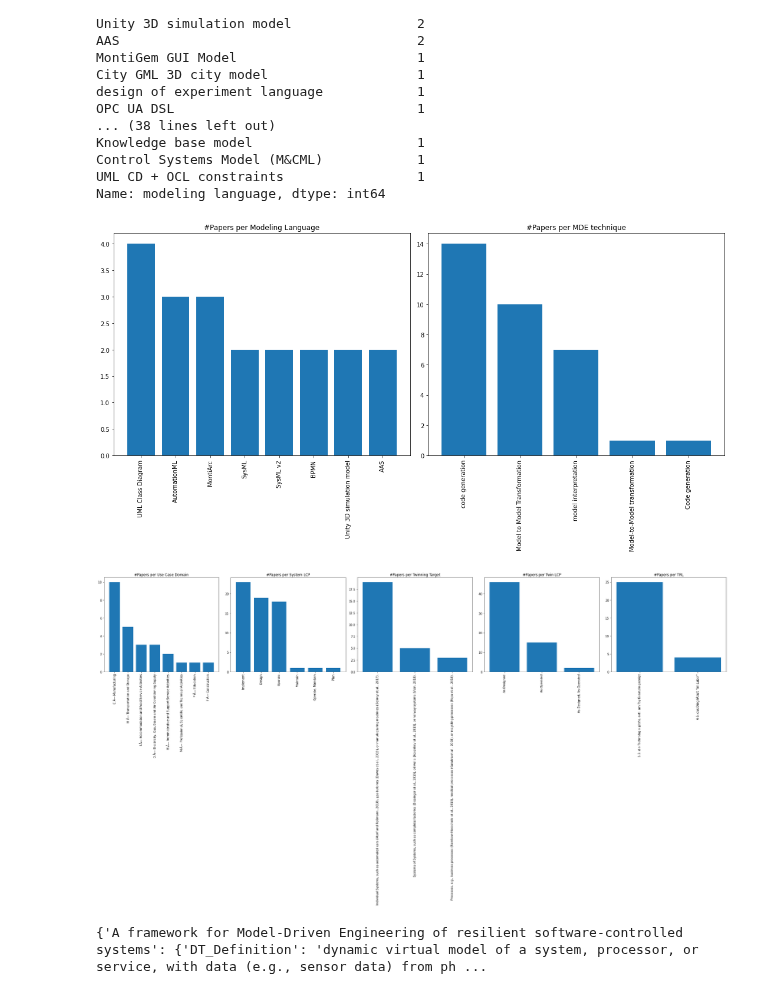
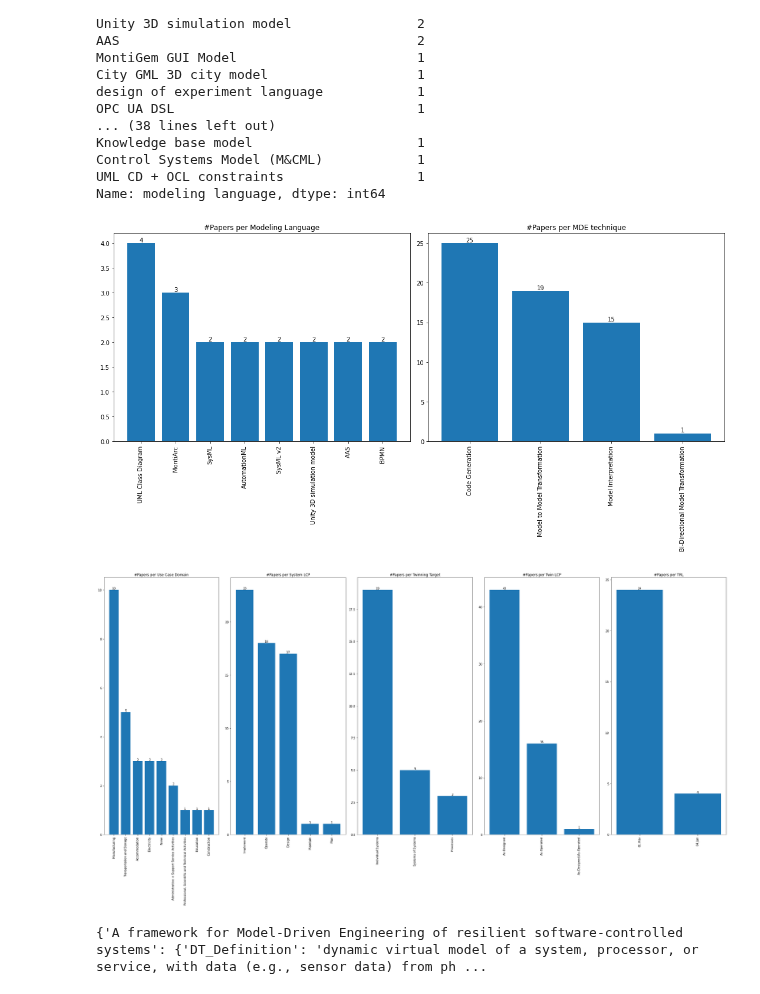
Before and after one commit to cdl-mint/mde4dts, a Jupyter notebook: visualizations_daniel.ipynb, the cells around one changed output. Saved outputs shown, nothing was run; the diff lists cells and outputs as text; code cells hidden in the pictures.

Commit message:
update figures

```diff
--- a/visualizations_daniel.ipynb
+++ b/visualizations_daniel.ipynb
@@ -22,7 +22,7 @@ import matplotlib.pyplot as plt
 # %% [markdown]
 # Read data variable from csv
 # %%
-df = pd.read_csv(filepath_or_buffer="data/extraction consolidation results_V0_1.csv",sep="|")
+df = pd.read_csv(filepath_or_buffer="data/extraction consolidation results_V0_3.csv",sep=";", encoding="latin-1")
 result = df['Title'].to_list()
 result = list(dict.fromkeys(result))
 titles = list(df.columns)
@@ -193,36 +105,38 @@ titles = ['#Papers per Modeling Language', '#Papers per MDE technique']
 for i, ax in enumerate(axes.flatten()):
     if i < len(dataframes):
         plot_data = dataframes[i]
-        ax.bar(plot_data['entry'], plot_data['count'])  # Replace 'x' and 'y' with the appropriate column names from the DataFrame
+        ax.bar(plot_data['entry'], plot_data['count'], tick_label=plot_data['count'])  # Replace 'x' and 'y' with the appropriate column names from the DataFrame
         ax.set_title(titles[i])
         ax.set_xticklabels(plot_data['entry'], rotation=90)
+        ax.bar_label(ax.containers[0])
 
 # Adjust the layout to avoid overlapping titles
 plt.tight_layout()
 #plt.show()
 plt.savefig("what.jpg")
 
 fig, axes = plt.subplots(nrows=1, ncols=5, figsize=(30, 16))
 
 # List of DataFrames
 dataframes = [use_case_domain, system_lcp, twinning_target, twin_lcp, trl]
 # Titles for each subplot (modify as needed)
 titles = ['#Papers per Use Case Domain', '#Papers per System LCP', '#Papers per Twinning Target', '#Papers per Twin LCP', '#Papers per TRL']
 
 # Loop through the subplots and plot each bar chart
 for i, ax in enumerate(axes.flatten()):
     if i < len(dataframes):
         plot_data = dataframes[i]
         ax.bar(plot_data['entry'], plot_data['count'])  # Replace 'x' and 'y' with the appropriate column names from the DataFrame
         ax.set_title(titles[i])
         ax.set_xticklabels(plot_data['entry'], rotation=90)
+        ax.bar_label(ax.containers[0])
 
 # Adjust the layout to avoid overlapping titles
 plt.tight_layout()
 plt.savefig("where.jpg")
 # %% [output]
-[figure, old version]
+[figure, new version]
-[figure, old version]
+[figure, new version]
 # %%
 # %% [output]
 {'A framework for Model-Driven Engineering of resilient software-controlled systems': {'DT_Definition': 'dynamic virtual model of a system, processor, or service, with data (e.g., sensor data) from ph ...
```
Also changed, not shown: parts of 45 cells of this notebook, 9 other files.
